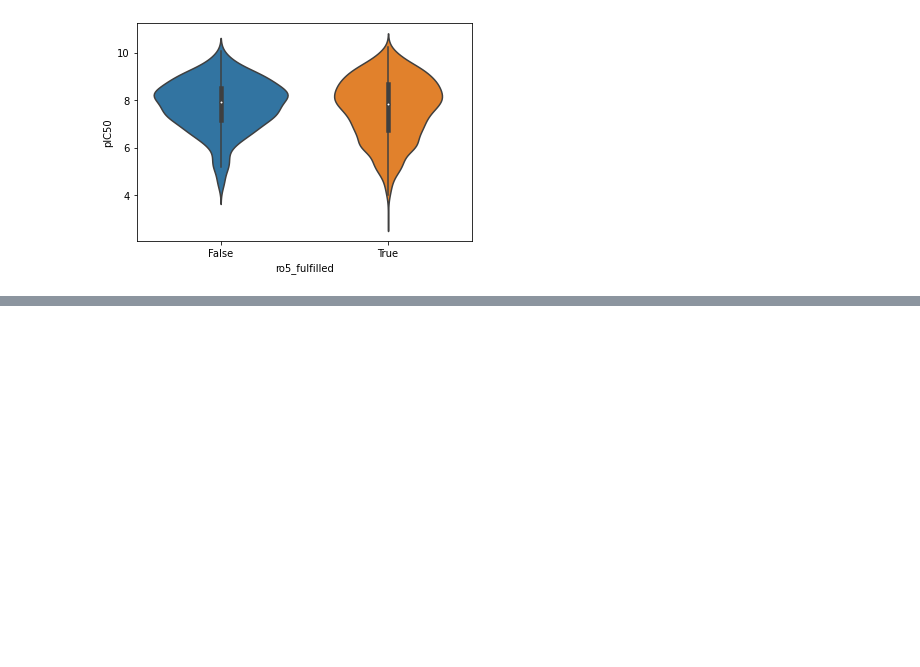
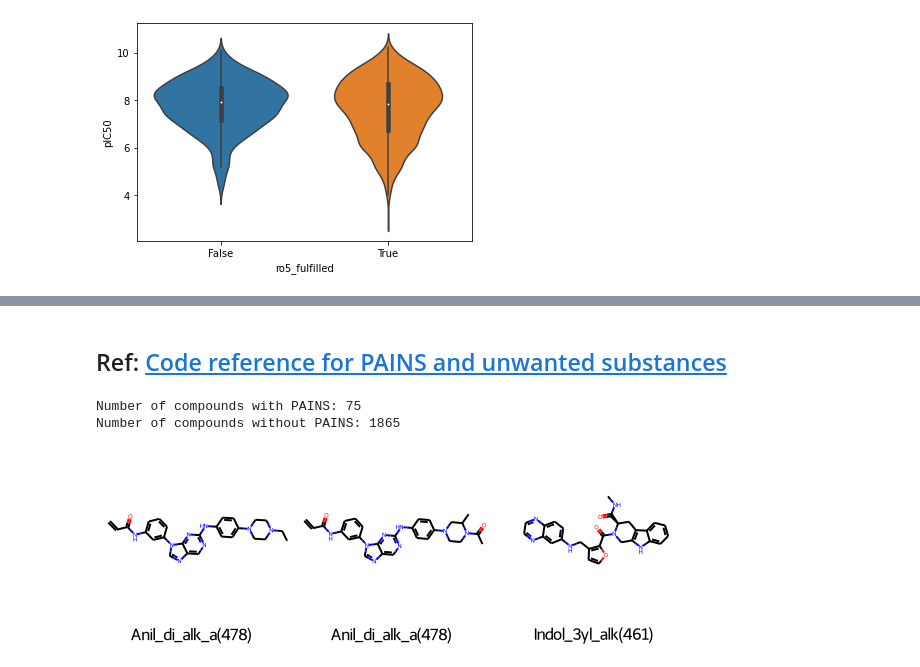
Before and after one commit to binary-alkemi/BTK_inhibitor, a Jupyter notebook: cheminformatic_analysis/ADMET_BTK_inhouse.ipynb, the cells around one changed output, grey strips where cells are left out. Drawn from its saved outputs; the diff is of its cells as text; code cells hidden in the pictures; blank space fills up the shorter version.

Commit message:
completed ADMET and unwanted substr

```diff
--- a/cheminformatic_analysis/ADMET_BTK_inhouse.ipynb
+++ b/cheminformatic_analysis/ADMET_BTK_inhouse.ipynb
@@ -227,0 +261,3 @@ fig = sns.violinplot(x="ro5_fulfilled", y="pIC50", data=molecules)
+# %%
+df_btk = pd.read_csv("data/BTK_compounds_lipinski.csv", index_col=0)
+df_btk.shape
@@ -227,0 +286,3 @@ fig = sns.violinplot(x="ro5_fulfilled", y="pIC50", data=molecules)
+# %%
+df_btk.drop(columns=["molecular_weight", "n_hbd", "n_hba", "logp"], inplace=True)
+df_btk.head()
@@ -227,0 +330,43 @@ fig = sns.violinplot(x="ro5_fulfilled", y="pIC50", data=molecules)
+# %% [markdown]
+## Ref:  [Code reference for PAINS and unwanted substances](https://github.com/volkamerlab/teachopencadd/blob/master/teachopencadd/talktorials/T003_compound_unwanted_substructures/talktorial.ipynb)
+# %%
+# initialize filter
+params = FilterCatalogParams()
+params.AddCatalog(FilterCatalogParams.FilterCatalogs.PAINS)
+catalog = FilterCatalog(params)
+# %%
+# search for PAINS
+matches = []
+clean = []
+for index, row in tqdm(df_btk.iterrows(), total=df_btk.shape[0]):
+    molecule = Chem.MolFromSmiles(row.smiles)
+    entry = catalog.GetFirstMatch(molecule)  # Get the first matching PAINS
+    if entry is not None:
+        # store PAINS information
+        matches.append(
+            {
+                "chembl_id": row.molecule_chembl_id,
+                "rdkit_molecule": molecule,
+                "pains": entry.GetDescription().capitalize(),
+            }
+        )
+    else:
+        # collect indices of molecules without PAINS
+        clean.append(index)
+
+matches = pd.DataFrame(matches)
+df_btk = df_btk.loc[clean]  # keep molecules without PAINS
+# %%
+# NBVAL_CHECK_OUTPUT
+print(f"Number of compounds with PAINS: {len(matches)}")
+print(f"Number of compounds without PAINS: {len(df_btk)}")
+# %% [output]
+Number of compounds with PAINS: 75
+Number of compounds without PAINS: 1865
+# %%
+Chem.Draw.MolsToGridImage(
+    list(matches.head(3).rdkit_molecule),
+    legends=list(matches.head(3)["pains"]),
+)
+# %% [output]
+[figure, added]
```
Also changed, not shown: parts of 29 cells of this notebook, 3 other files.
